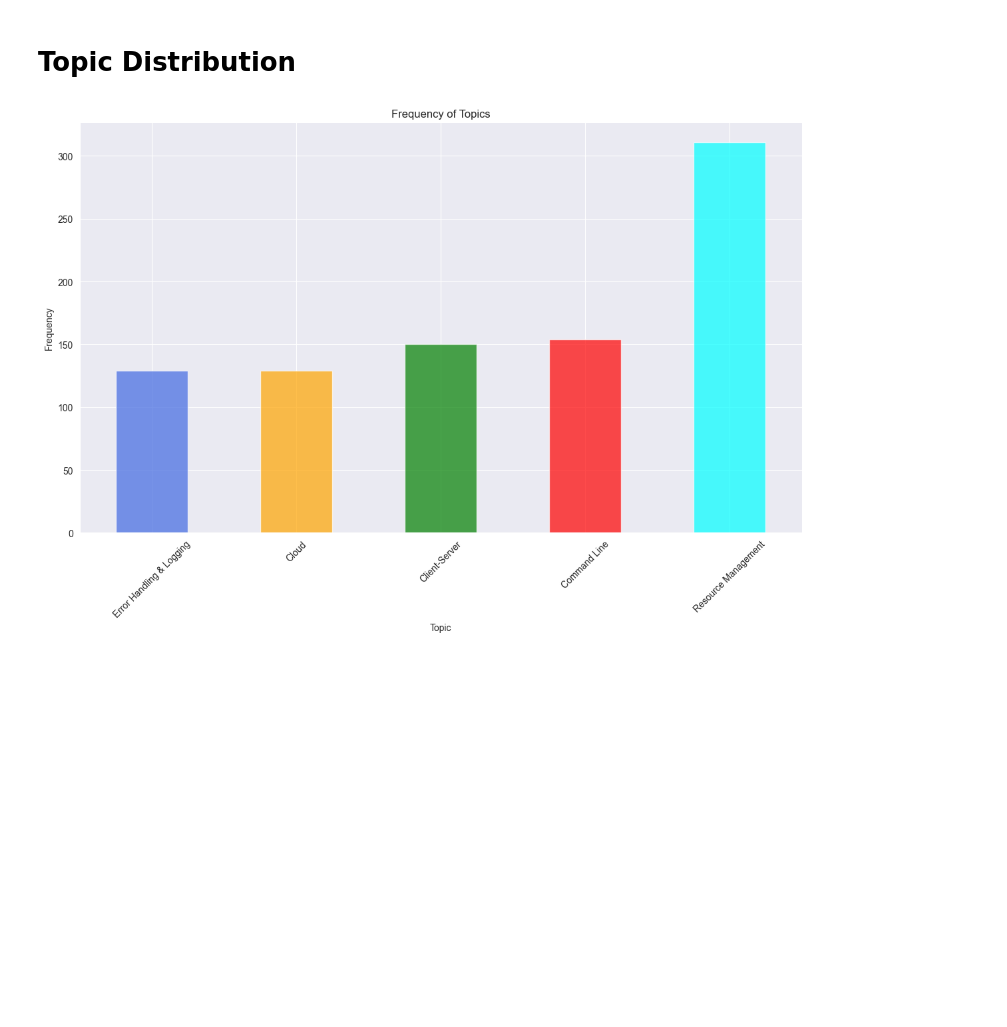
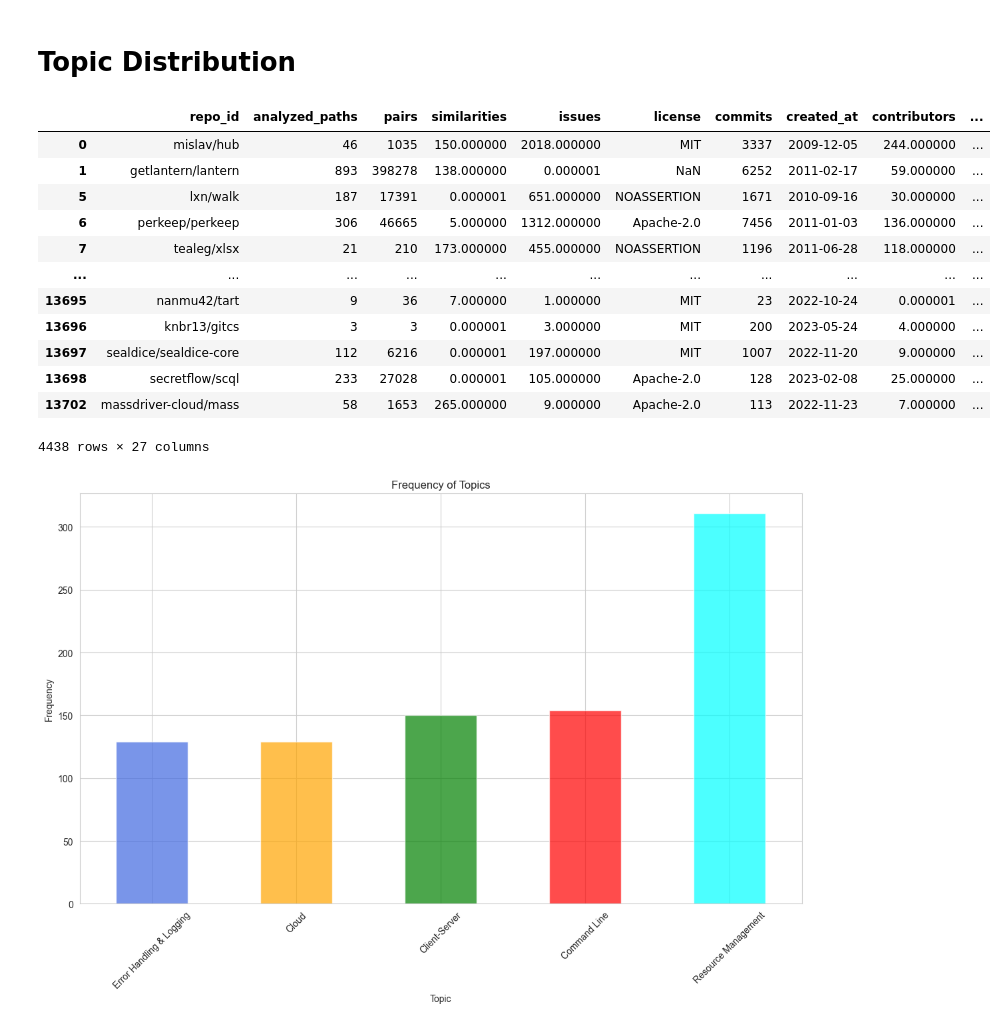
Before and after one commit to jubenitezg/Go-Clone-Thesis, a Jupyter notebook: clone-detection/analysis.ipynb, the cells around one changed output. Cells and saved outputs as stored; diff of their text form; code cells hidden in the pictures; blank space fills up the shorter version.

```diff
--- a/clone-detection/analysis.ipynb
+++ b/clone-detection/analysis.ipynb
@@ -243,6 +243,23 @@ tdf = df_nona.copy()
 tdf['max_value_topic'] = tdf[topic_columns].apply(lambda row: row.idxmax(), axis=1)
 tdf['max_value_topic_amount'] = tdf[topic_columns].apply(lambda row: row.max(), axis=1)
 # tdf.head()
+# %%
+tdf_resources = tdf[tdf['max_value_topic'] == 'topics.topic_3']
+tdf_resources
+# %% [output]
+|  | repo_id | analyzed_paths | pairs | similarities | issues | license | commits | created_at | contributors | ... |
+| 0 | mislav/hub | 46 | 1035 | 150.000000 | 2018.000000 | MIT | 3337 | 2009-12-05 | 244.000000 | ... |
+| 1 | getlantern/lantern | 893 | 398278 | 138.000000 | 0.000001 | NaN | 6252 | 2011-02-17 | 59.000000 | ... |
+| 5 | lxn/walk | 187 | 17391 | 0.000001 | 651.000000 | NOASSERTION | 1671 | 2010-09-16 | 30.000000 | ... |
+| 6 | perkeep/perkeep | 306 | 46665 | 5.000000 | 1312.000000 | Apache-2.0 | 7456 | 2011-01-03 | 136.000000 | ... |
+| 7 | tealeg/xlsx | 21 | 210 | 173.000000 | 455.000000 | NOASSERTION | 1196 | 2011-06-28 | 118.000000 | ... |
+| ... | ... | ... | ... | ... | ... | ... | ... | ... | ... | ... |
+| 13695 | nanmu42/tart | 9 | 36 | 7.000000 | 1.000000 | MIT | 23 | 2022-10-24 | 0.000001 | ... |
+| 13696 | knbr13/gitcs | 3 | 3 | 0.000001 | 3.000000 | MIT | 200 | 2023-05-24 | 4.000000 | ... |
+| 13697 | sealdice/sealdice-core | 112 | 6216 | 0.000001 | 197.000000 | MIT | 1007 | 2022-11-20 | 9.000000 | ... |
+| 13698 | secretflow/scql | 233 | 27028 | 0.000001 | 105.000000 | Apache-2.0 | 128 | 2023-02-08 | 25.000000 | ... |
+| 13702 | massdriver-cloud/mass | 58 | 1653 | 265.000000 | 9.000000 | Apache-2.0 | 113 | 2022-11-23 | 7.000000 | ... |
+4438 rows × 27 columns
 # %%
 colors = ['royalblue', 'orange', 'green', 'red', 'cyan']
 tdf_filtered = tdf[tdf['similarities'] > 1]
```
Also changed, not shown: parts of 25 cells of this notebook.
